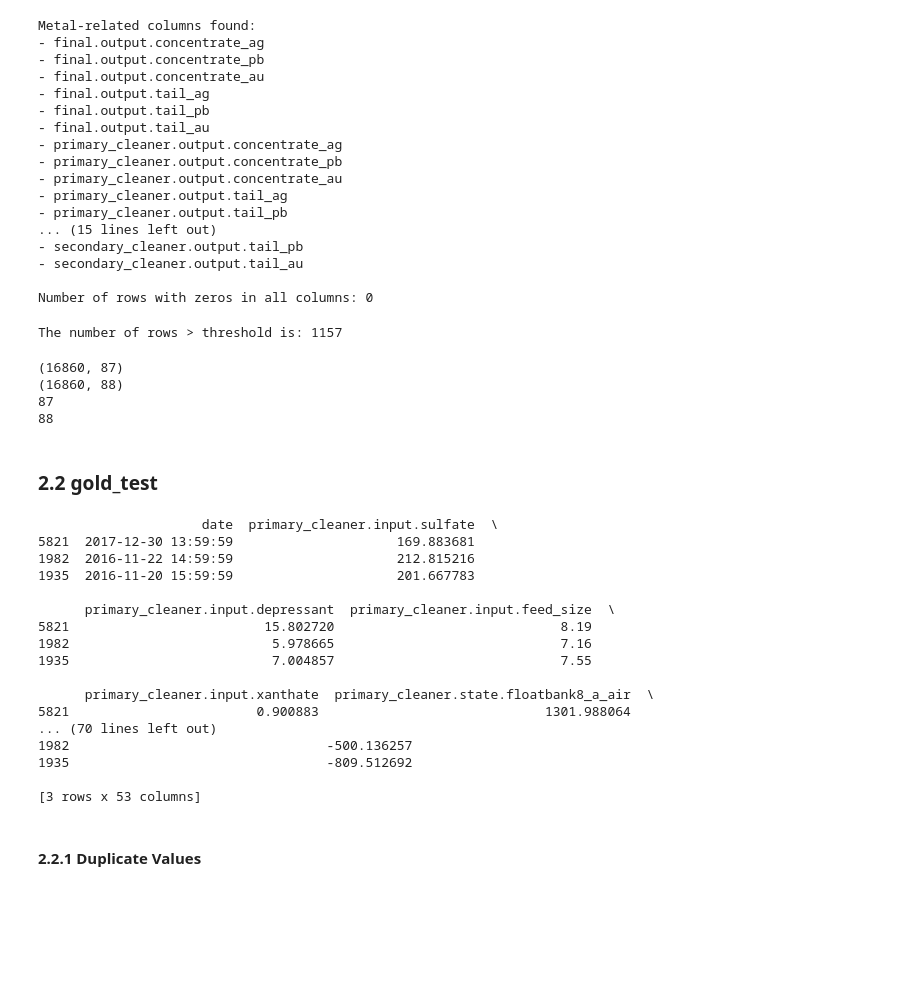
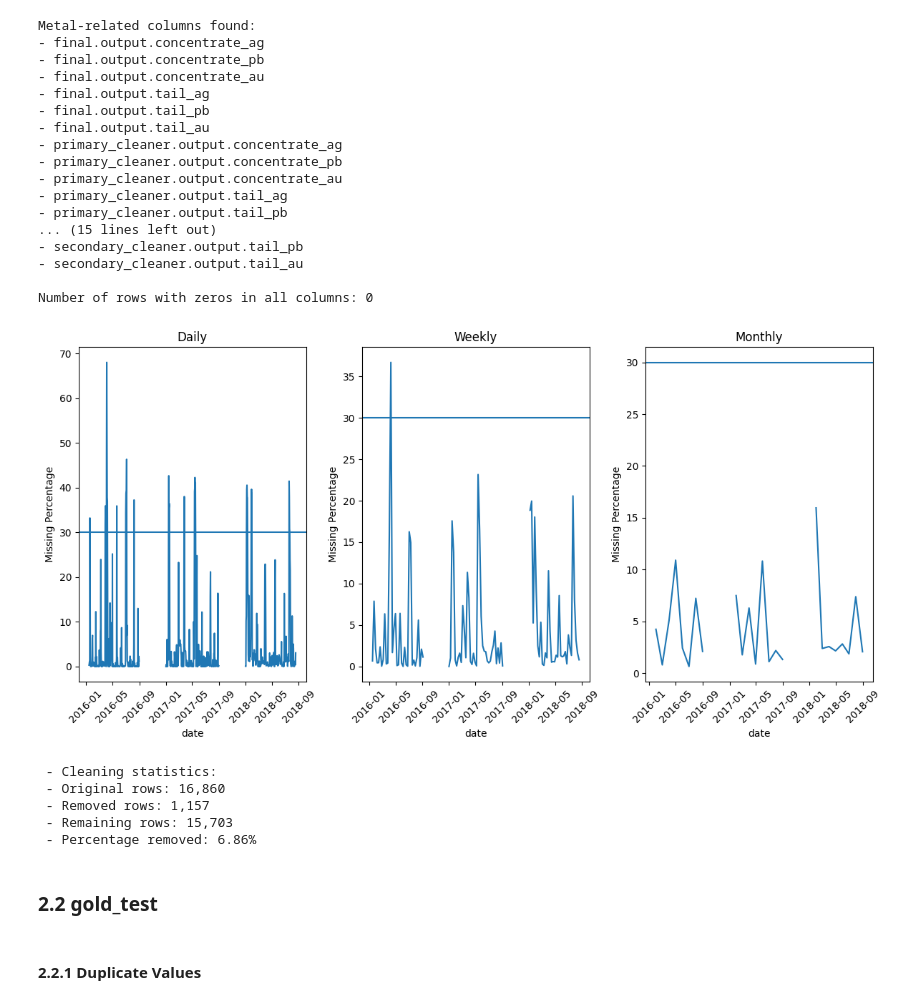
Before and after one commit to alangudi417/industrial-gold-recovery-prediction, a Jupyter notebook: notebooks/gold_recovery.ipynb, the cells around one changed output. Drawn from its saved outputs; the diff is of its cells as text; code cells hidden in the pictures; blank space fills up the shorter version.

```diff
--- a/notebooks/gold_recovery.ipynb
+++ b/notebooks/gold_recovery.ipynb
@@ -281,6 +260,7 @@ Therefore, metal concentration features (ag, pb, au) are likely to introduce noi
 """
 # Replace zeros for null values, applied for metal-related columns
 gold_train_clean, metal_columns = clear_metal_columns(gold_train_clean)
+gold_train_clean = zeros_null(gold_train_clean, metal_columns)
 
 # Confirm no zeros are in the dataset
 rows_zeros_train = gold_train_clean[(gold_train_clean == 0).all(axis=1)]
@@ -308,61 +288,40 @@ Number of rows with zeros in all columns: 0
 # %%
 """
 Findings:
 in the gold recovery context, the columns and rows along the dataset are critical.
 30% of data missingness along the rows is set as threshold to delete the rows, considering this threshold as safe limit before having 'noise' if we impute these rows.
 These rows can be due to:
 - Shutdown periods
 - Maintenance Windows
 - Critical sensors not working properly
+
+Now, to confirm this, i compared from different frequencies, looking for patterns that can help me to have more insight about the null values.
 """
-# Comparison over time
+# Average percentage of missing values over time
 gold_train_clean['percent'] = gold_train_clean.isnull().mean(axis=1) * 100
-gold_train['percent'] = gold_train.isnull().mean(axis=1) * 100
-gold_train_clean = gold_train_clean.sort_values('date')
+results_train = missing_values_over_time(gold_train_clean, 'date', 'percent')
 
-# Average percentage of missing values over time
-results_train = missing_values_over_time(gold_train_clean, threshold=30)
-print(f"The number of rows > threshold is: {results_train}")
+# Plot the results
+plot_missing_result(results_train)
 # %% [output]
-The number of rows > threshold is: 1157
+[figure, added]
 # %%
 # Remove rows above threshold
-# gold_train_clean = remove_high_null(gold_train, threshold=30)
-print(gold_train.shape)
-print(gold_train_clean.shape)
-print(len(gold_train.columns))
-print(len(gold_train_clean.columns))
+gold_train_clean = remove_high_null(gold_train_clean, 'percent', 30)
 # %% [output]
-(16860, 87)
-(16860, 88)
-87
-88
+ - Cleaning statistics:
+ - Original rows: 16,860
+ - Removed rows: 1,157
+ - Remaining rows: 15,703
+ - Percentage removed: 6.86%
 # %% [markdown]
 ### 2.2 gold_test
 # %%
 # General View
-print(gold_test_clean.sample(3))
+# print(gold_test_clean.sample(3))
 
 # Adjusting datatype of column 'date' to datetime
 gold_test_clean['date'] = pd.to_datetime(gold_test_clean['date'])
-# %% [output]
-                     date  primary_cleaner.input.sulfate  \
-5821  2017-12-30 13:59:59                     169.883681
-1982  2016-11-22 14:59:59                     212.815216
-1935  2016-11-20 15:59:59                     201.667783
-
-      primary_cleaner.input.depressant  primary_cleaner.input.feed_size  \
-5821                         15.802720                             8.19
-1982                          5.978665                             7.16
-1935                          7.004857                             7.55
-
-      primary_cleaner.input.xanthate  primary_cleaner.state.floatbank8_a_air  \
-5821                        0.900883                             1301.988064
-... (70 lines left out)
-1982                                 -500.136257
-1935                                 -809.512692
-
-[3 rows x 53 columns]
 # %% [markdown]
 #### 2.2.1 Duplicate Values
 # %%
```
Also changed, not shown: parts of 8 cells of this notebook.
